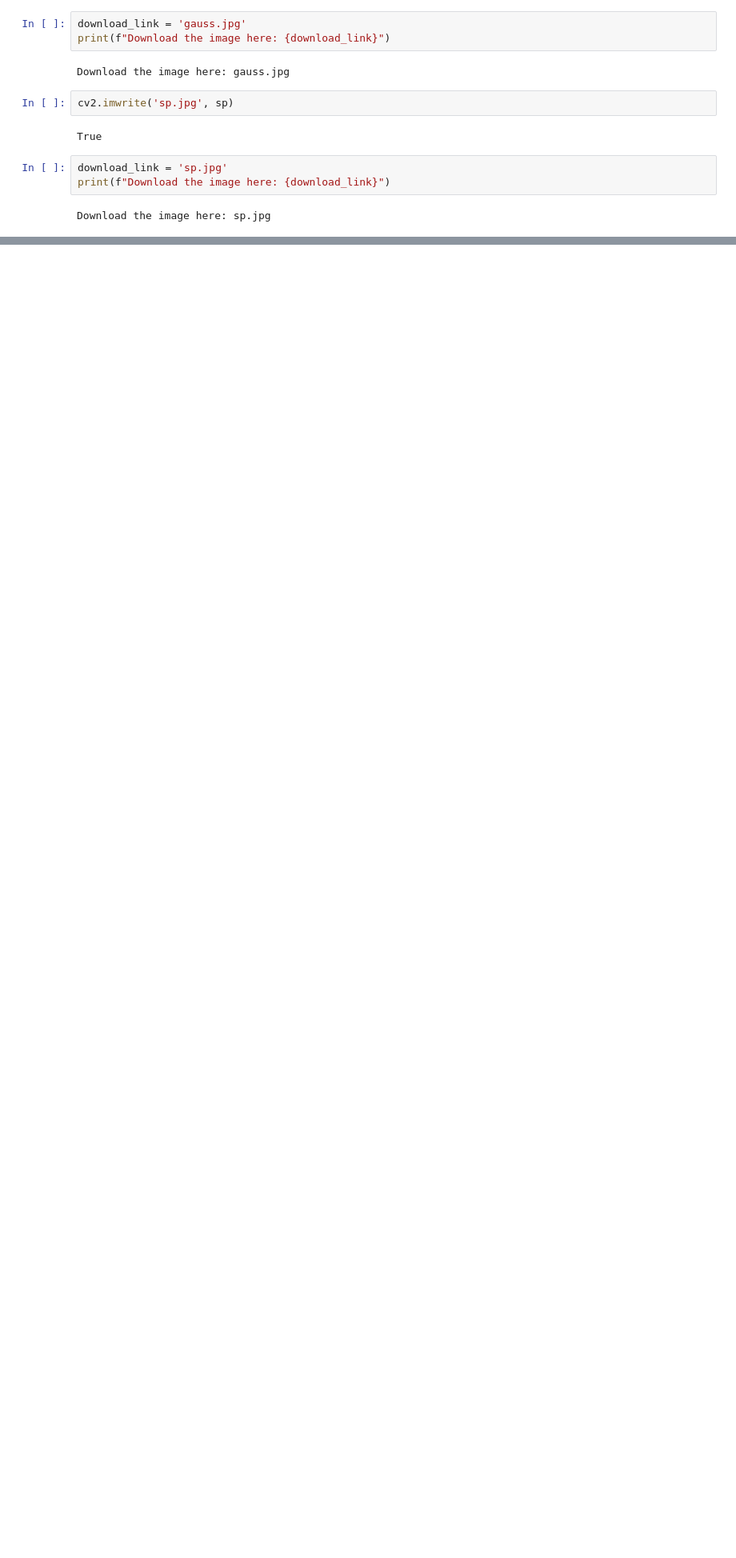
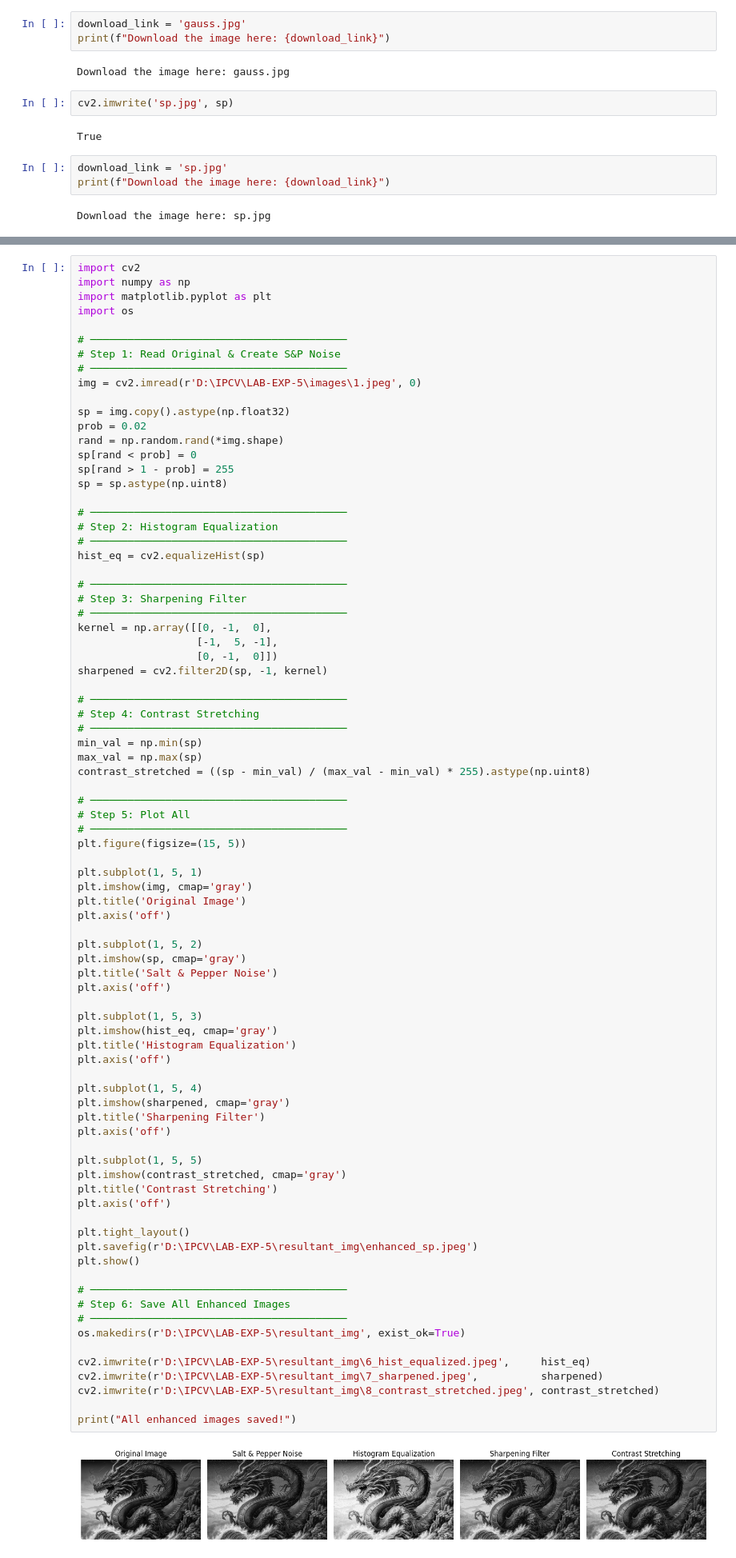
Before and after one commit to TarunGoel93/IPCV-, a Jupyter notebook: LAB-EXP-5/x.ipynb, the cells around one changed output, grey strips where cells are left out. Shown at 80% size. Saved outputs shown, nothing was run; the diff lists cells and outputs as text; blank space fills up the shorter version.

```diff
--- a/LAB-EXP-5/x.ipynb
+++ b/LAB-EXP-5/x.ipynb
@@ -69,0 +142,84 @@ Download the image here: sp.jpg
+# %%
+import cv2
+import numpy as np
+import matplotlib.pyplot as plt
+import os
+
+# ─────────────────────────────────────────
+# Step 1: Read Original & Create S&P Noise
+# ─────────────────────────────────────────
+img = cv2.imread(r'D:\IPCV\LAB-EXP-5\images\1.jpeg', 0)
+
+sp = img.copy().astype(np.float32)
+prob = 0.02
+rand = np.random.rand(*img.shape)
+sp[rand < prob] = 0
+sp[rand > 1 - prob] = 255
+sp = sp.astype(np.uint8)
+
+# ─────────────────────────────────────────
+# Step 2: Histogram Equalization
+# ─────────────────────────────────────────
+hist_eq = cv2.equalizeHist(sp)
+
+# ─────────────────────────────────────────
+# Step 3: Sharpening Filter
+# ─────────────────────────────────────────
+kernel = np.array([[0, -1,  0],
+                   [-1,  5, -1],
+                   [0, -1,  0]])
+sharpened = cv2.filter2D(sp, -1, kernel)
+
+# ─────────────────────────────────────────
+# Step 4: Contrast Stretching
+# ─────────────────────────────────────────
+min_val = np.min(sp)
+max_val = np.max(sp)
+contrast_stretched = ((sp - min_val) / (max_val - min_val) * 255).astype(np.uint8)
+
+# ─────────────────────────────────────────
+# Step 5: Plot All
+# ─────────────────────────────────────────
+plt.figure(figsize=(15, 5))
+
+plt.subplot(1, 5, 1)
+plt.imshow(img, cmap='gray')
+plt.title('Original Image')
+plt.axis('off')
+
+plt.subplot(1, 5, 2)
+plt.imshow(sp, cmap='gray')
+plt.title('Salt & Pepper Noise')
+plt.axis('off')
+
+plt.subplot(1, 5, 3)
+plt.imshow(hist_eq, cmap='gray')
+plt.title('Histogram Equalization')
+plt.axis('off')
+
+plt.subplot(1, 5, 4)
+plt.imshow(sharpened, cmap='gray')
+plt.title('Sharpening Filter')
+plt.axis('off')
+
+plt.subplot(1, 5, 5)
+plt.imshow(contrast_stretched, cmap='gray')
+plt.title('Contrast Stretching')
+plt.axis('off')
+
+plt.tight_layout()
+plt.savefig(r'D:\IPCV\LAB-EXP-5\resultant_img\enhanced_sp.jpeg')
+plt.show()
+
+# ─────────────────────────────────────────
+# Step 6: Save All Enhanced Images
+# ─────────────────────────────────────────
+os.makedirs(r'D:\IPCV\LAB-EXP-5\resultant_img', exist_ok=True)
+
+cv2.imwrite(r'D:\IPCV\LAB-EXP-5\resultant_img\6_hist_equalized.jpeg',     hist_eq)
+cv2.imwrite(r'D:\IPCV\LAB-EXP-5\resultant_img\7_sharpened.jpeg',          sharpened)
+cv2.imwrite(r'D:\IPCV\LAB-EXP-5\resultant_img\8_contrast_stretched.jpeg', contrast_stretched)
+
+print("All enhanced images saved!")
+# %% [output]
+[figure, added]
```
Also changed, not shown: parts of 11 cells of this notebook, 10 other files.
